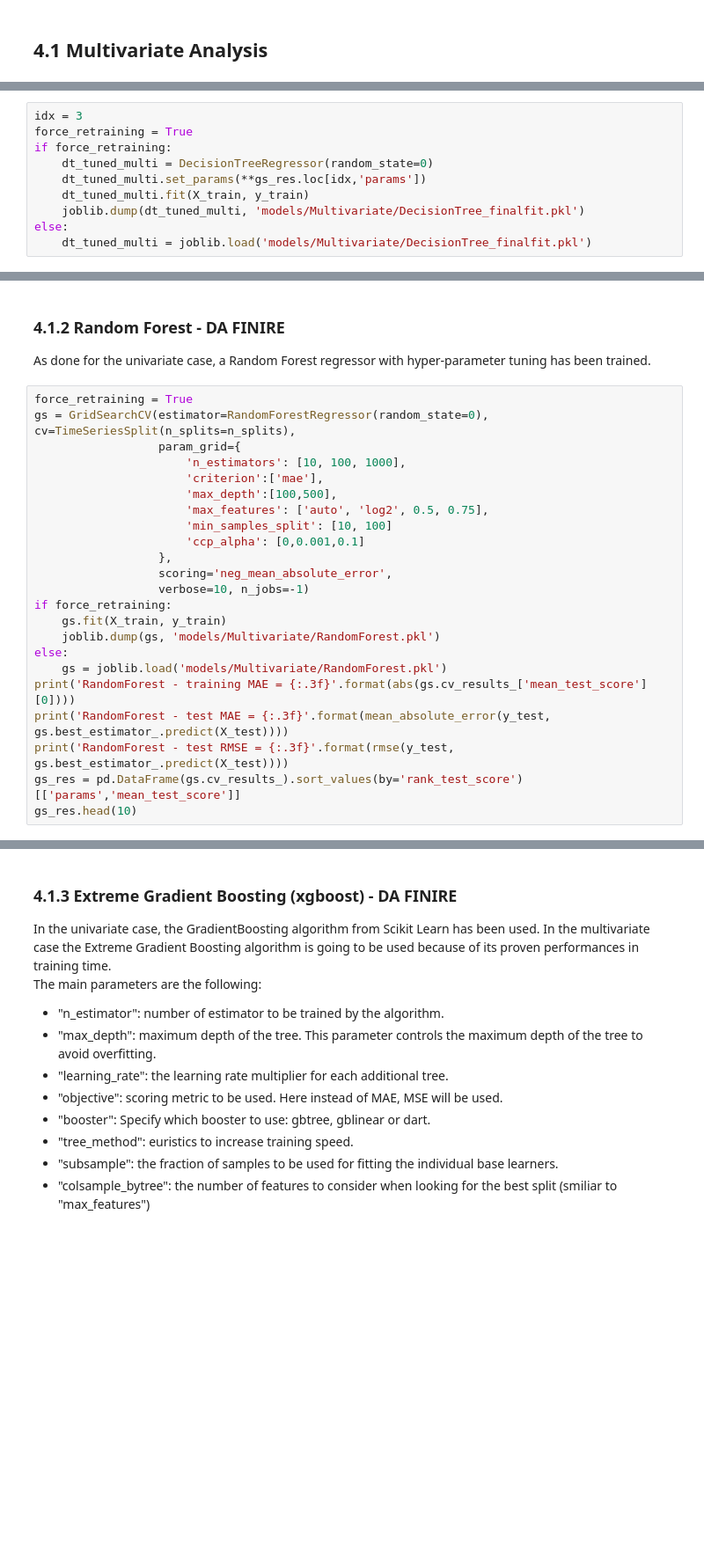
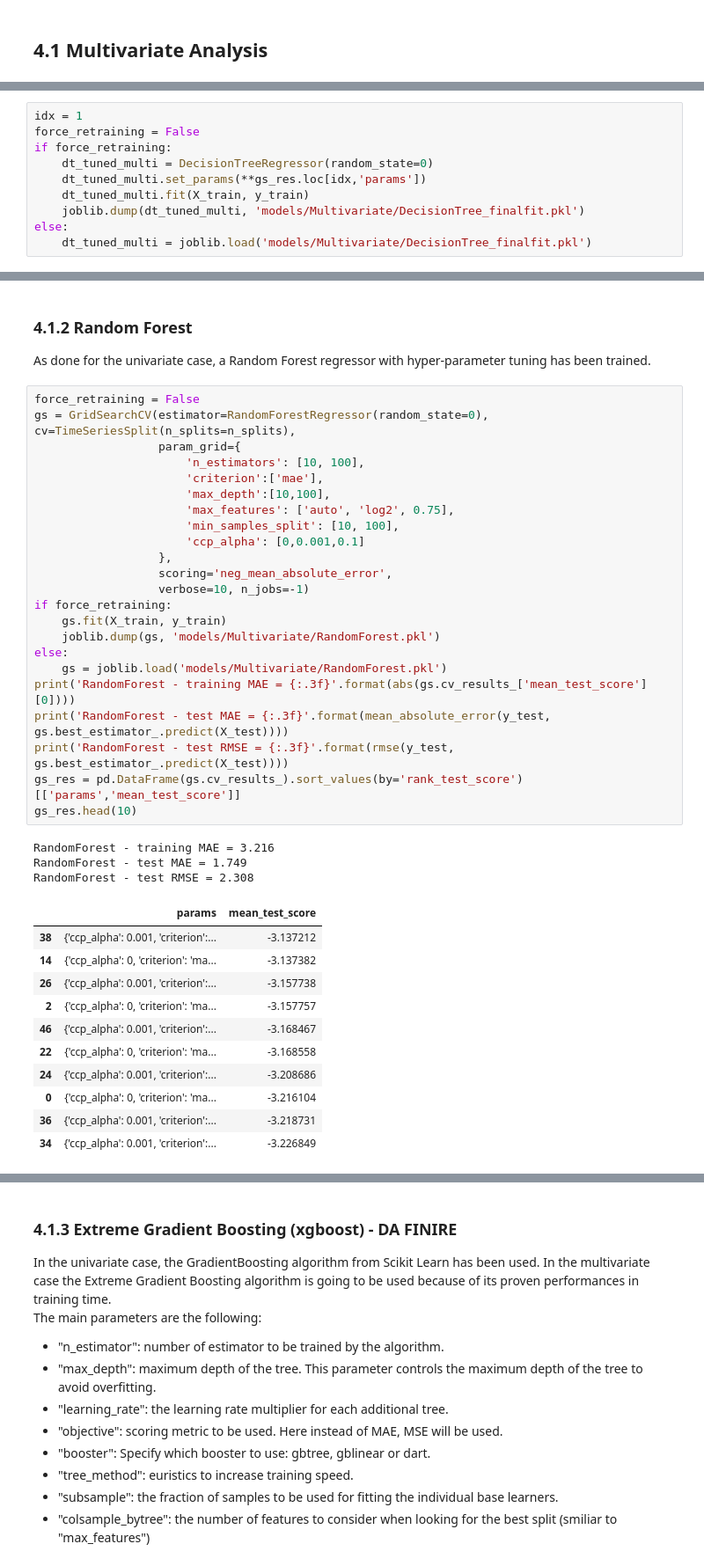
Before and after one commit to peppusnight/TimeSeriesForecasting, a Jupyter notebook: ClassicML/TS_forecasting_project.ipynb, the cells around one changed output, grey strips where cells are left out. Shown at 88% size. Cells and saved outputs as stored; diff of their text form; blank space fills up the shorter version.

```diff
--- a/ClassicML/TS_forecasting_project.ipynb
+++ b/ClassicML/TS_forecasting_project.ipynb
@@ -770,6 +1011,6 @@ The best model of the above list is the number 3, since it is the "simplest" one
 # %%
-idx = 3
-force_retraining = True
+idx = 1
+force_retraining = False
 if force_retraining:
     dt_tuned_multi = DecisionTreeRegressor(random_state=0)
     dt_tuned_multi.set_params(**gs_res.loc[idx,'params'])
@@ -807,27 +1055,42 @@ output_multi_metrics
 # %% [markdown]
-### 4.1.2 Random Forest - DA FINIRE
+### 4.1.2 Random Forest
 As done for the univariate case, a Random Forest regressor with hyper-parameter tuning has been trained.
 # %%
-force_retraining = True
+force_retraining = False
 gs = GridSearchCV(estimator=RandomForestRegressor(random_state=0), cv=TimeSeriesSplit(n_splits=n_splits),
                   param_grid={
-                      'n_estimators': [10, 100, 1000],
+                      'n_estimators': [10, 100],
                       'criterion':['mae'],
-                      'max_depth':[100,500],
-                      'max_features': ['auto', 'log2', 0.5, 0.75],
-                      'min_samples_split': [10, 100]
+                      'max_depth':[10,100],
+                      'max_features': ['auto', 'log2', 0.75],
+                      'min_samples_split': [10, 100],
                       'ccp_alpha': [0,0.001,0.1]
                   },
                   scoring='neg_mean_absolute_error',
                   verbose=10, n_jobs=-1)
 if force_retraining:
     gs.fit(X_train, y_train)
     joblib.dump(gs, 'models/Multivariate/RandomForest.pkl')
 else:
     gs = joblib.load('models/Multivariate/RandomForest.pkl')
 print('RandomForest - training MAE = {:.3f}'.format(abs(gs.cv_results_['mean_test_score'][0])))
 print('RandomForest - test MAE = {:.3f}'.format(mean_absolute_error(y_test, gs.best_estimator_.predict(X_test))))
 print('RandomForest - test RMSE = {:.3f}'.format(rmse(y_test, gs.best_estimator_.predict(X_test))))
 gs_res = pd.DataFrame(gs.cv_results_).sort_values(by='rank_test_score')[['params','mean_test_score']]
 gs_res.head(10)
+# %% [output]
+RandomForest - training MAE = 3.216
+RandomForest - test MAE = 1.749
+RandomForest - test RMSE = 2.308
+|  | params | mean_test_score |
+| 38 | {'ccp_alpha': 0.001, 'criterion':... | -3.137212 |
+| 14 | {'ccp_alpha': 0, 'criterion': 'ma... | -3.137382 |
+| 26 | {'ccp_alpha': 0.001, 'criterion':... | -3.157738 |
+| 2 | {'ccp_alpha': 0, 'criterion': 'ma... | -3.157757 |
+| 46 | {'ccp_alpha': 0.001, 'criterion':... | -3.168467 |
+| 22 | {'ccp_alpha': 0, 'criterion': 'ma... | -3.168558 |
+| 24 | {'ccp_alpha': 0.001, 'criterion':... | -3.208686 |
+| 0 | {'ccp_alpha': 0, 'criterion': 'ma... | -3.216104 |
+| 36 | {'ccp_alpha': 0.001, 'criterion':... | -3.218731 |
+| 34 | {'ccp_alpha': 0.001, 'criterion':... | -3.226849 |
 # %% [markdown]
```
Also changed, not shown: parts of 42 cells of this notebook, 28 other files.
